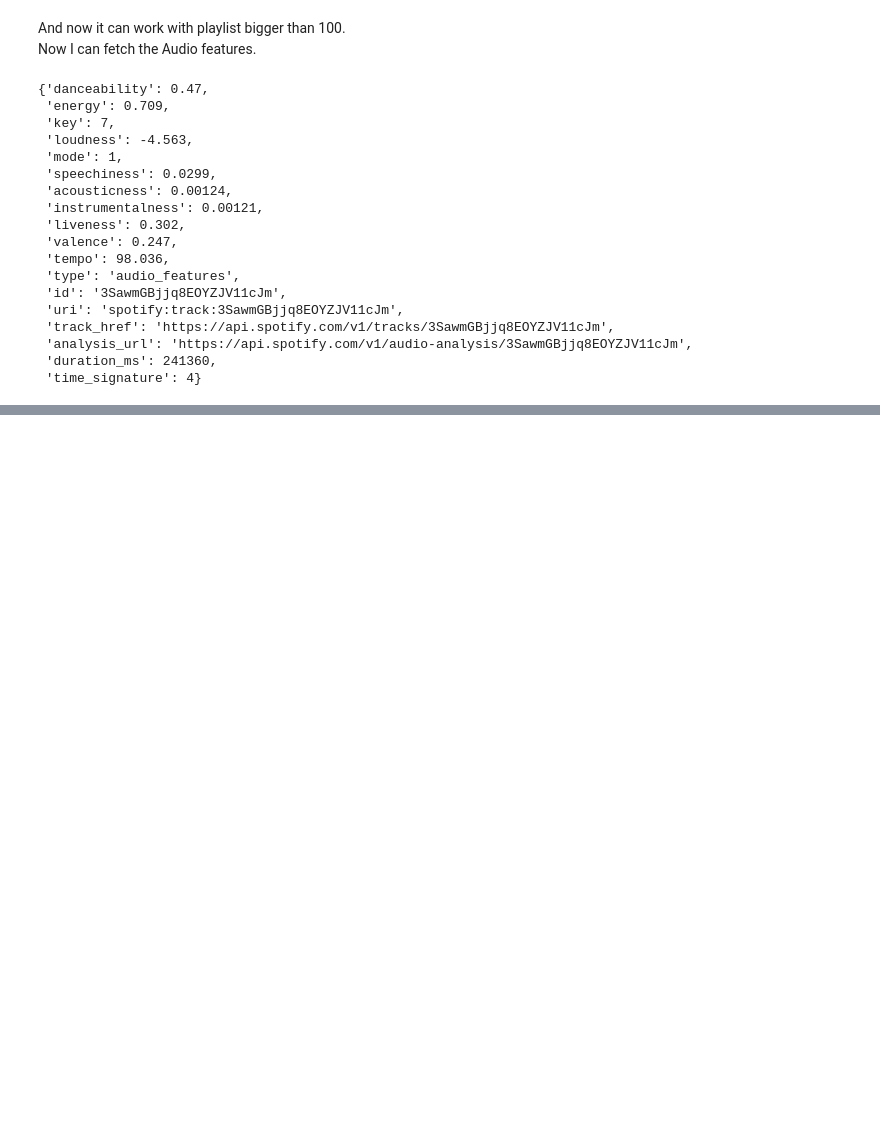
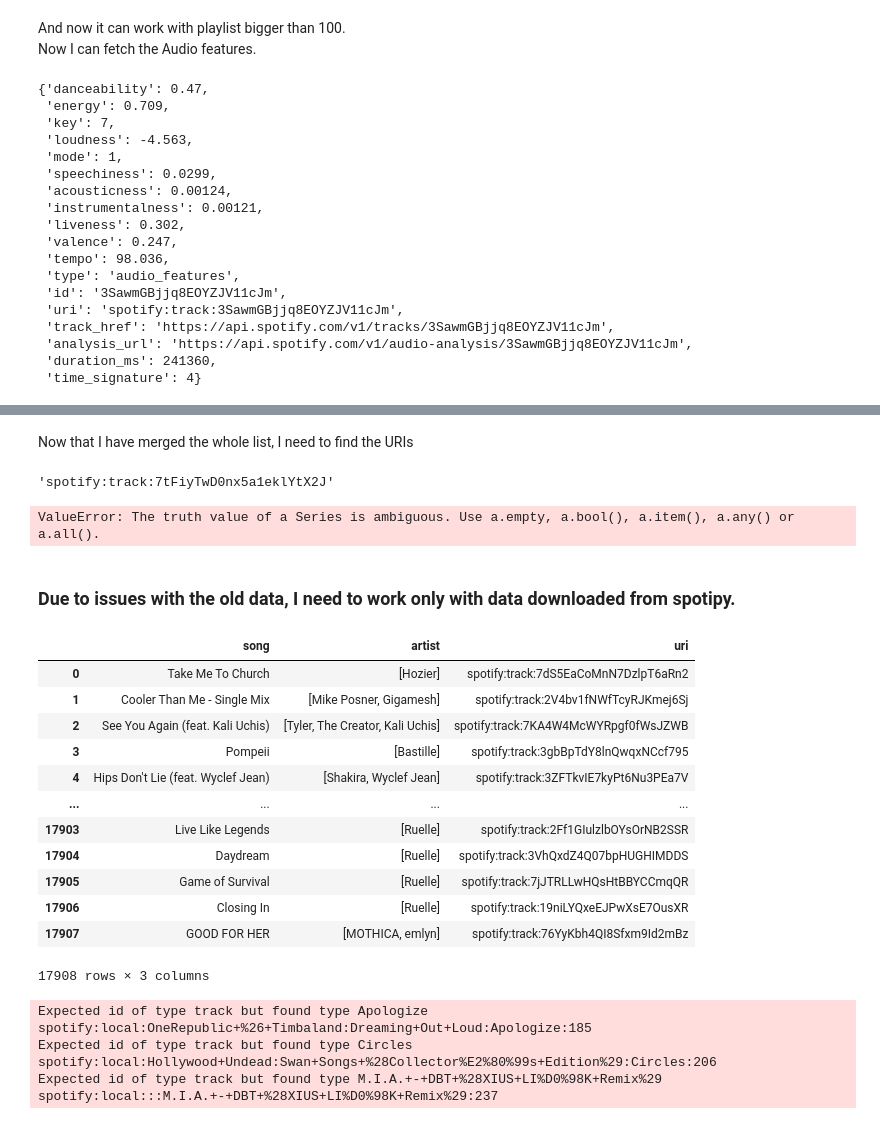
Before and after one commit to cargide/lab-web-scraping-single-page, a Jupyter notebook: lab01.ipynb, the cells around one changed output, grey strips where cells are left out. Cells and saved outputs as stored; diff of their text form; code cells hidden in the pictures; blank space fills up the shorter version.

```diff
--- a/lab01.ipynb
+++ b/lab01.ipynb
@@ -945,0 +988,2 @@ find_features(df1['uri'])
+# %% [markdown]
+Now that I have merged the whole list, I need to find the URIs
@@ -945,0 +996,4 @@ find_features(df1['uri'])
+# %%
+song_uri('Bohemian Rhapsody')
+# %% [output]
+'spotify:track:7tFiyTwD0nx5a1eklYtX2J'
@@ -945,0 +1007,6 @@ find_features(df1['uri'])
+# %%
+full = find_uris(longdf)
+# %% [output]
+ValueError: The truth value of a Series is ambiguous. Use a.empty, a.bool(), a.item(), a.any() or a.all().
+# %% [markdown]
+### Due to issues with the old data, I need to work only with data downloaded from spotipy.
@@ -945,0 +1020,22 @@ find_features(df1['uri'])
+# %%
+spotify
+# %% [output]
+|  | song | artist | uri |
+| 0 | Take Me To Church | [Hozier] | spotify:track:7dS5EaCoMnN7DzlpT6aRn2 |
+| 1 | Cooler Than Me - Single Mix | [Mike Posner, Gigamesh] | spotify:track:2V4bv1fNWfTcyRJKmej6Sj |
+| 2 | See You Again (feat. Kali Uchis) | [Tyler, The Creator, Kali Uchis] | spotify:track:7KA4W4McWYRpgf0fWsJZWB |
+| 3 | Pompeii | [Bastille] | spotify:track:3gbBpTdY8lnQwqxNCcf795 |
+| 4 | Hips Don't Lie (feat. Wyclef Jean) | [Shakira, Wyclef Jean] | spotify:track:3ZFTkvIE7kyPt6Nu3PEa7V |
+| ... | ... | ... | ... |
+| 17903 | Live Like Legends | [Ruelle] | spotify:track:2Ff1GIulzlbOYsOrNB2SSR |
+| 17904 | Daydream | [Ruelle] | spotify:track:3VhQxdZ4Q07bpHUGHIMDDS |
+| 17905 | Game of Survival | [Ruelle] | spotify:track:7jJTRLLwHQsHtBBYCCmqQR |
+| 17906 | Closing In | [Ruelle] | spotify:track:19niLYQxeEJPwXsE7OusXR |
+| 17907 | GOOD FOR HER | [MOTHICA, emlyn] | spotify:track:76YyKbh4QI8Sfxm9Id2mBz |
+17908 rows × 3 columns
+# %%
+features = find_features(spotify['uri'])
+# %% [output]
+Expected id of type track but found type Apologize spotify:local:OneRepublic+%26+Timbaland:Dreaming+Out+Loud:Apologize:185
+Expected id of type track but found type Circles spotify:local:Hollywood+Undead:Swan+Songs+%28Collector%E2%80%99s+Edition%29:Circles:206
+Expected id of type track but found type M.I.A.+-+DBT+%28XIUS+LI%D0%98K+Remix%29 spotify:local:::M.I.A.+-+DBT+%28XIUS+LI%D0%98K+Remix%29:237
```
Also changed, not shown: parts of 24 cells of this notebook, 2 other files.
